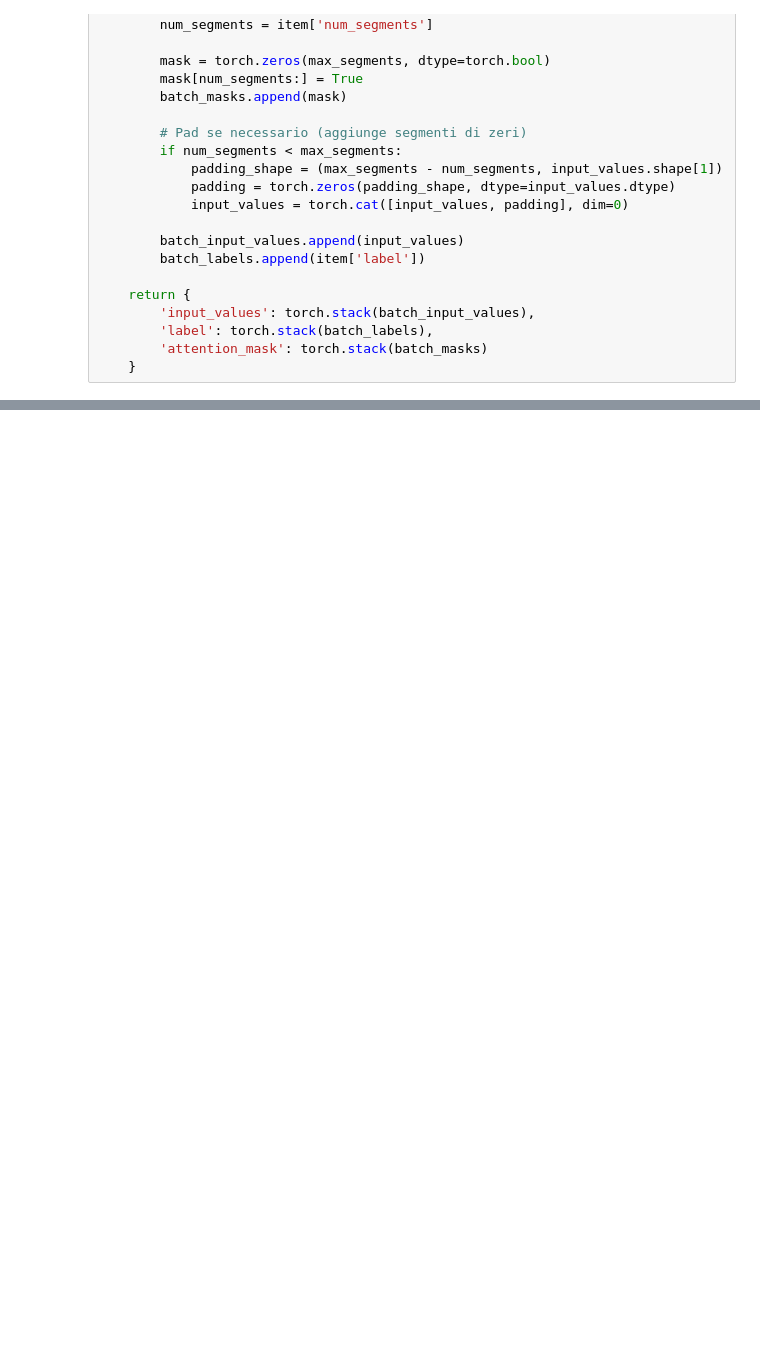
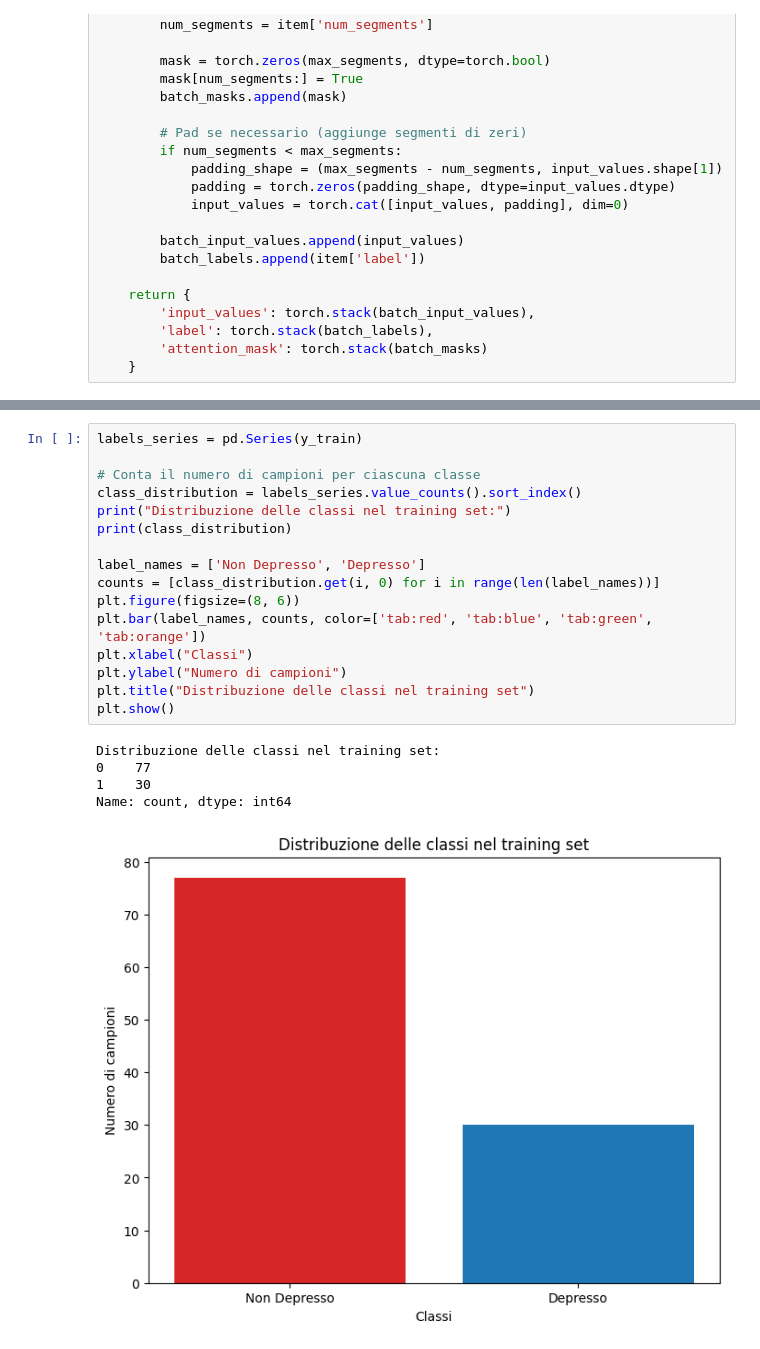
Before and after one commit to A-rgonaut/LM-32_Speech_Analysis_for_Depression_Assessment, a Jupyter notebook: src/5_ssl_finetuning.ipynb, the cells around one changed output, grey strips where cells are left out. Saved outputs shown, nothing was run; the diff lists cells and outputs as text; blank space fills up the shorter version.

```diff
--- a/src/5_ssl_finetuning.ipynb
+++ b/src/5_ssl_finetuning.ipynb
@@ -343,0 +377,22 @@ print(f"Trainable parameters: {trainable_params:,}")
+# %%
+labels_series = pd.Series(y_train)
+
+# Conta il numero di campioni per ciascuna classe
+class_distribution = labels_series.value_counts().sort_index()
+print("Distribuzione delle classi nel training set:")
+print(class_distribution)
+
+label_names = ['Non Depresso', 'Depresso']
+counts = [class_distribution.get(i, 0) for i in range(len(label_names))]
+plt.figure(figsize=(8, 6))
+plt.bar(label_names, counts, color=['tab:red', 'tab:blue', 'tab:green', 'tab:orange'])
+plt.xlabel("Classi")
+plt.ylabel("Numero di campioni")
+plt.title("Distribuzione delle classi nel training set")
+plt.show()
+# %% [output]
+Distribuzione delle classi nel training set:
+0    77
+1    30
+Name: count, dtype: int64
+[figure, added]
```
Also changed, not shown: parts of 8 cells of this notebook.
